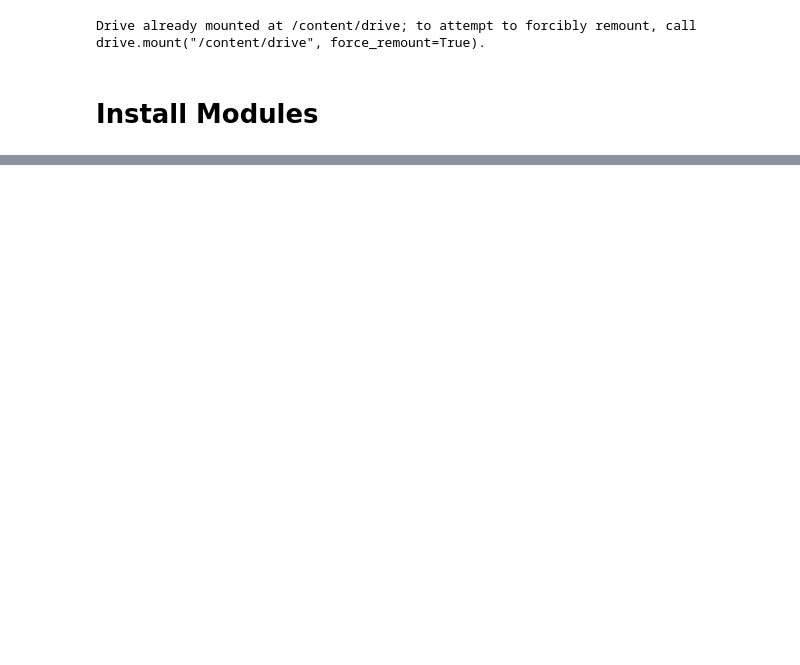
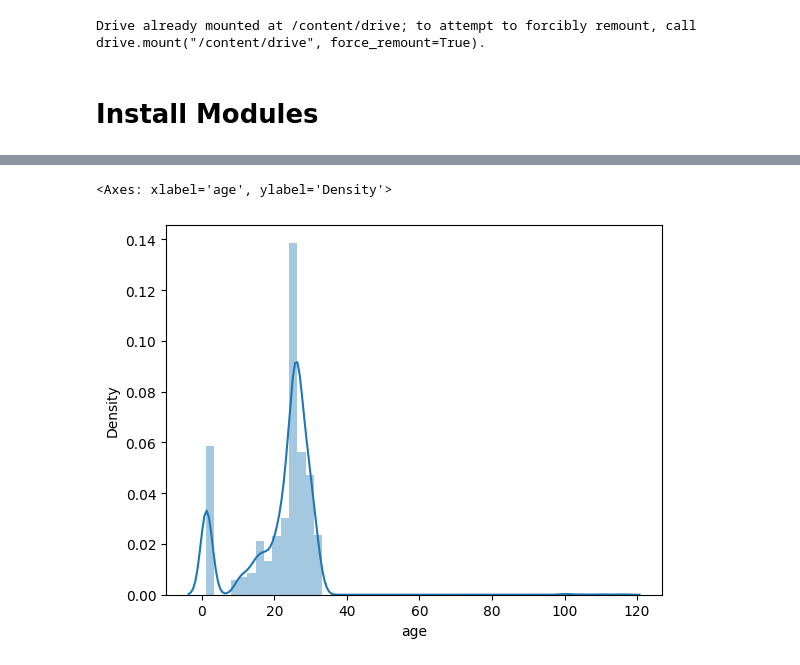
Before and after one commit to nishamghimire5/AGE-GENDER-EMOTION-DECTION, a Jupyter notebook: Gender_and_Age_Detection.ipynb, the cells around one changed output, grey strips where cells are left out. Drawn from its saved outputs; the diff is of its cells as text; code cells hidden in the pictures; blank space fills up the shorter version.

```diff
--- a/Gender_and_Age_Detection.ipynb
+++ b/Gender_and_Age_Detection.ipynb
@@ -50,0 +91,5 @@ from keras.layers import Dense, Conv2D, Dropout, Flatten, MaxPooling2D, Input
+# %%
+sns.distplot(df['age'])
+# %% [output]
+<Axes: xlabel='age', ylabel='Density'>
+[figure, added]
```
Also changed, not shown: parts of 8 cells of this notebook.
